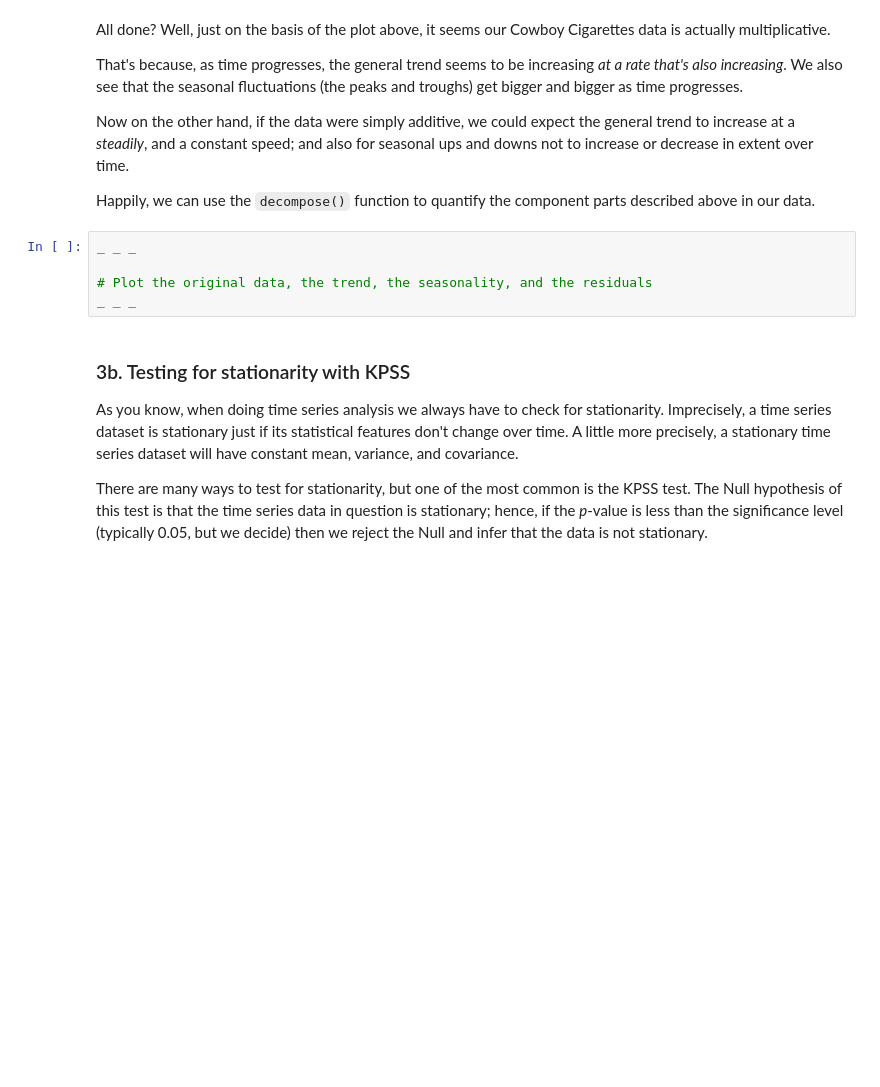
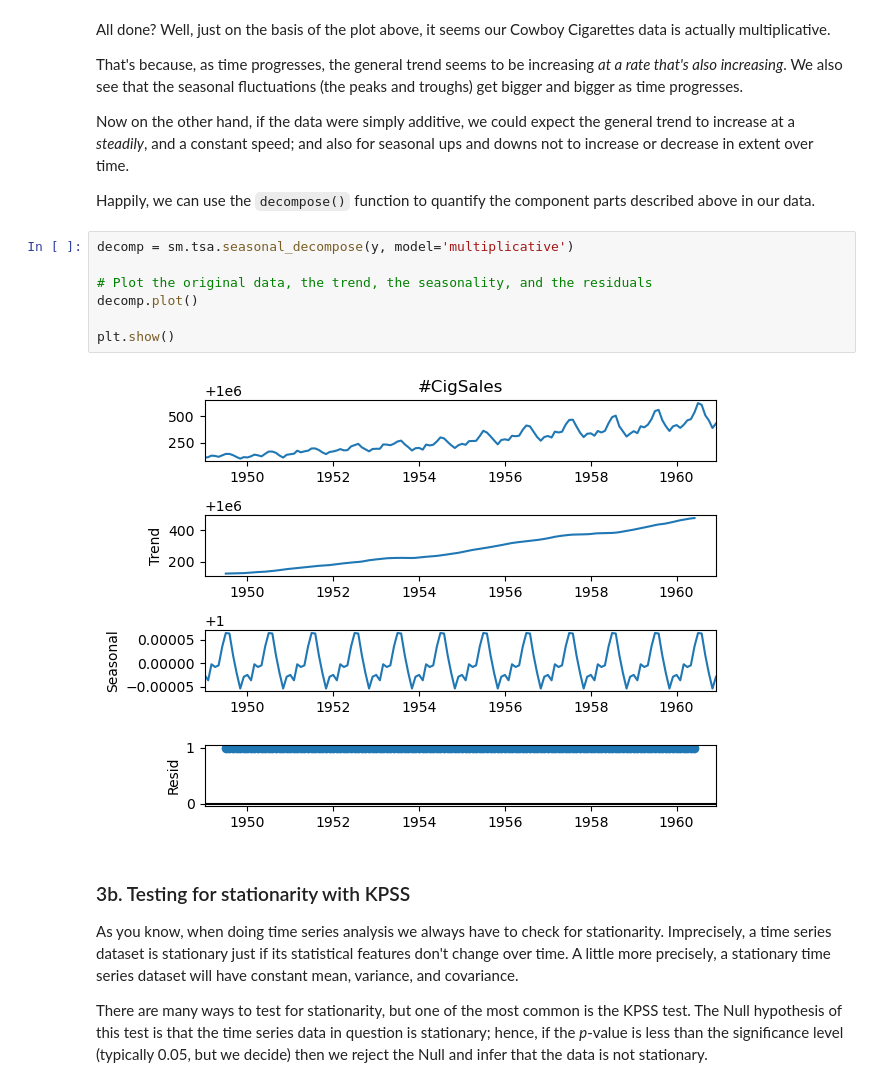
Before and after one commit to BrettlyCD/time-series, a Jupyter notebook: Cowboy Cigarettes Case Study - Tier 3.ipynb, the cells around one changed output. Drawn from its saved outputs; the diff is of its cells as text; blank space fills up the shorter version.

Commit message:
Plot Decomposition.

```diff
--- a/Cowboy Cigarettes Case Study - Tier 3.ipynb
+++ b/Cowboy Cigarettes Case Study - Tier 3.ipynb
@@ -226,10 +231,14 @@ Now on the other hand, if the data were simply additive, we could expect the gen
 
 Happily, we can use the `decompose()` function to quantify the component parts described above in our data.
 # %%
-_ _ _
+decomp = sm.tsa.seasonal_decompose(y, model='multiplicative')
 
 # Plot the original data, the trend, the seasonality, and the residuals
-_ _ _
+decomp.plot()
+
+plt.show()
+# %% [output]
+[figure, added]
 # %% [markdown]
 ### 3b. Testing for stationarity with KPSS
 As you know, when doing time series analysis we always have to check for stationarity. Imprecisely, a time series dataset is stationary just if its statistical features don't change over time. A little more precisely, a stationary time series dataset will have constant mean, variance, and covariance.
```
Also changed, not shown: parts of 2 cells of this notebook.
